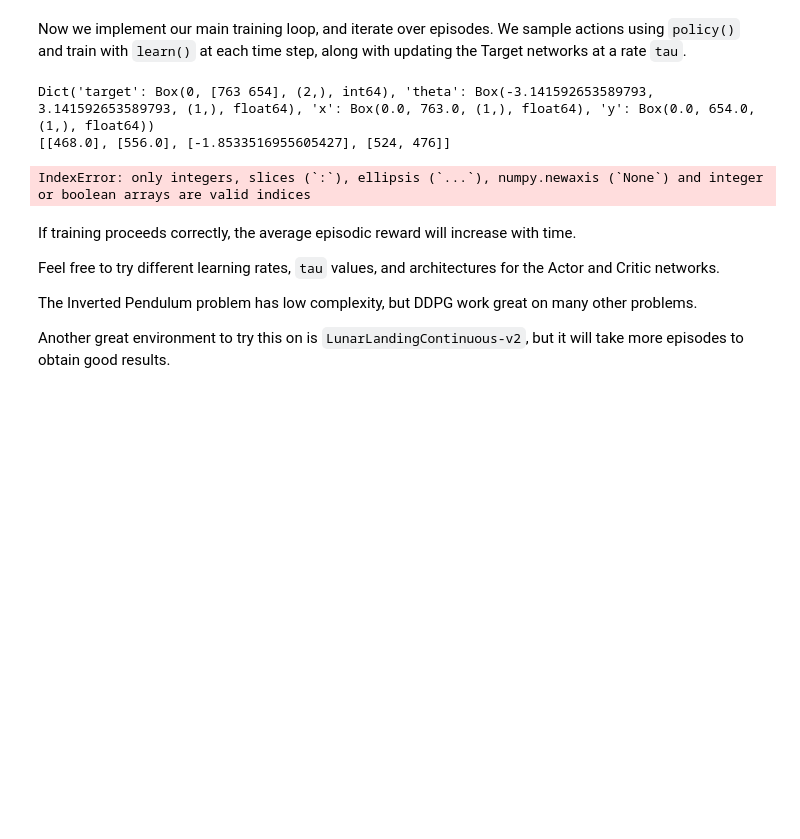
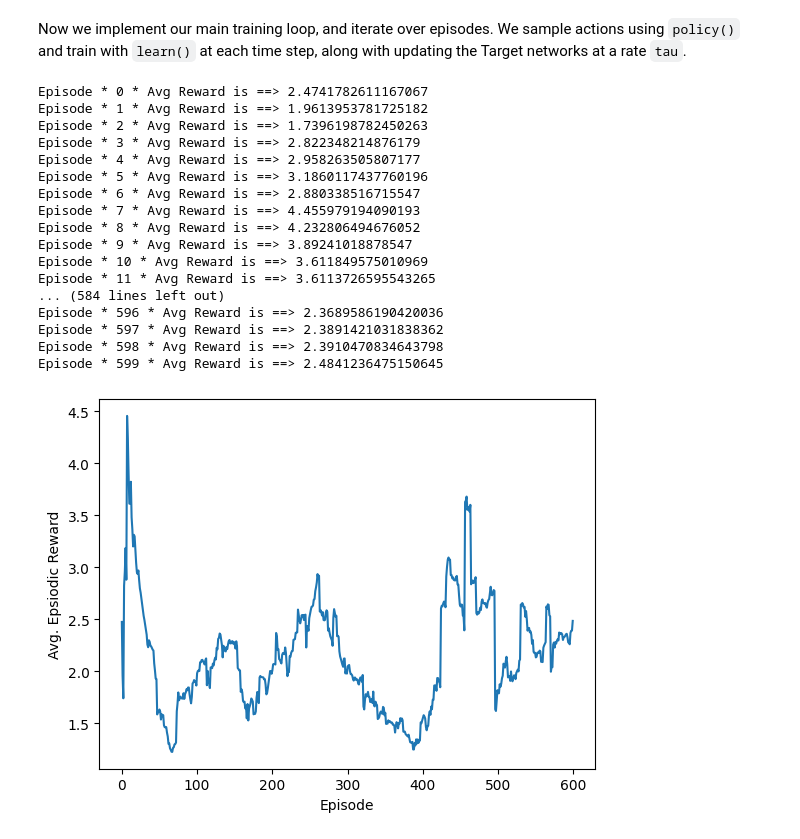
Before and after one commit to Reinforcement-Learning-F22/RobotNavigation, a Jupyter notebook: RoboNav_DDPG.ipynb, the cells around one changed output. Saved outputs shown, nothing was run; the diff lists cells and outputs as text; code cells hidden in the pictures; blank space fills up the shorter version.

Commit message:
fix: fully integrate ddpg with world1 env

```diff
--- a/RoboNav_DDPG.ipynb
+++ b/RoboNav_DDPG.ipynb
@@ -77,8 +78,8 @@ print("Size of State Space ->  {}".format(num_states))
 num_actions = (env.action_space.shape[0])
 print("Size of Action Space ->  {}".format(num_actions))
 
-upper_bound = np.array([env.action_space['v'].high[0],env.action_space['w'].high[0]])
-lower_bound = np.array([env.action_space['v'].low[0],env.action_space['w'].low[0]])
+upper_bound = env.action_space.high
+lower_bound = env.action_space.low
 
 print("Max Value of Actions ->  {}".format(upper_bound))
 print("Min Value of Actions ->  {}".format(lower_bound))
@@ -240,7 +243,7 @@ def get_actor():
     # Initialize weights between -3e-3 and 3-e3
     last_init = tf.random_uniform_initializer(minval=-0.003, maxval=0.003)
 
-    inputs = layers.Input(shape=(num_states+1,))
+    inputs = layers.Input(shape=(num_states,))
     out = layers.Dense(256, activation="relu")(inputs)
     out = layers.Dense(256, activation="relu")(out)
     outputs = layers.Dense(2, activation="tanh", kernel_initializer=last_init)(out)
@@ -309,7 +312,7 @@ actor_lr = 0.001
 critic_optimizer = tf.keras.optimizers.Adam(critic_lr)
 actor_optimizer = tf.keras.optimizers.Adam(actor_lr)
 
-total_episodes = 300
+total_episodes = 600
 # Discount factor for future rewards
 gamma = 0.99
 # Used to update target networks
@@ -324,14 +327,6 @@ along with updating the Target networks at a rate `tau`.
 #from gym.version import VERSION
 #print(VERSION)
 #it should be 0.24.2
-# %%
-env = gym.make('bot3RLNav/World-v0', map_file="data/gray.jpg")
-prev_state = env.reset()
-x = [x.tolist() for x in prev_state.values()]
-print(x)
-# %% [output]
-Dict('target': Box(0, [763 654], (2,), int64), 'theta': Box(-3.141592653589793, 3.141592653589793, (1,), float64), 'x': Box(0.0, 763.0, (1,), float64), 'y': Box(0.0, 654.0, (1,), float64))
-[[468.0], [556.0], [-1.8533516955605427], [524, 476]]
 # %%
 # To store reward history of each episode
 ep_reward_list = []
@@ -342,9 +337,6 @@ avg_reward_list = []
 for ep in range(total_episodes):
     #Debug with gym version-> add index
     prev_state = env.reset()
-    #convert dict into list to be converted later into tensorflow
-    x = [x.tolist() for x in prev_state.values()]
-    prev_state = [item for sublist in x for item in sublist]
     episodic_reward = 0
 
     while True:
@@ -352,50 +344,56 @@ for ep in range(total_episodes):
         # But not in a python notebook.
         # env.render()
 
-        tf_prev_state = tf.expand_dims(tf.convert_to_tensor(list(prev_state)), 0)
+        tf_prev_state = tf.expand_dims(tf.convert_to_tensor(prev_state), 0)
 
         action = policy(tf_prev_state, ou_noise)
         # Recieve state and reward from environment.
         state, reward, done, info = env.step(action)
 
         buffer.record((prev_state, action, reward, state))
         episodic_reward += reward
 
         buffer.learn()
         update_target(target_actor.variables, actor_model.variables, tau)
         update_target(target_critic.variables, critic_model.variables, tau)
 
         # End this episode when `done` is True
         if done:
             break
 
         prev_state = state
 
     ep_reward_list.append(episodic_reward)
 
     # Mean of last 40 episodes
     avg_reward = np.mean(ep_reward_list[-40:])
     print("Episode * {} * Avg Reward is ==> {}".format(ep, avg_reward))
     avg_reward_list.append(avg_reward)
 
 # Plotting graph
 # Episodes versus Avg. Rewards
 plt.plot(avg_reward_list)
 plt.xlabel("Episode")
 plt.ylabel("Avg. Epsiodic Reward")
 plt.show()
 # %% [output]
-IndexError: only integers, slices (`:`), ellipsis (`...`), numpy.newaxis (`None`) and integer or boolean arrays are valid indices
+Episode * 0 * Avg Reward is ==> 2.4741782611167067
+Episode * 1 * Avg Reward is ==> 1.9613953781725182
+Episode * 2 * Avg Reward is ==> 1.7396198782450263
+Episode * 3 * Avg Reward is ==> 2.822348214876179
+Episode * 4 * Avg Reward is ==> 2.958263505807177
+Episode * 5 * Avg Reward is ==> 3.1860117437760196
+Episode * 6 * Avg Reward is ==> 2.880338516715547
+Episode * 7 * Avg Reward is ==> 4.455979194090193
+Episode * 8 * Avg Reward is ==> 4.232806494676052
+Episode * 9 * Avg Reward is ==> 3.89241018878547
+Episode * 10 * Avg Reward is ==> 3.611849575010969
+Episode * 11 * Avg Reward is ==> 3.6113726595543265
+... (584 lines left out)
+Episode * 596 * Avg Reward is ==> 2.3689586190420036
+Episode * 597 * Avg Reward is ==> 2.3891421031838362
+Episode * 598 * Avg Reward is ==> 2.3910470834643798
+Episode * 599 * Avg Reward is ==> 2.4841236475150645
+[figure, added]
-# %% [markdown]
-If training proceeds correctly, the average episodic reward will increase with time.
-
-Feel free to try different learning rates, `tau` values, and architectures for the
-Actor and Critic networks.
-
-The Inverted Pendulum problem has low complexity, but DDPG work great on many other
-problems.
-
-Another great environment to try this on is `LunarLandingContinuous-v2`, but it will take
-more episodes to obtain good results.
 # %%
 # Save the weights
```
Also changed, not shown: parts of 3 cells of this notebook, 2 other files.
